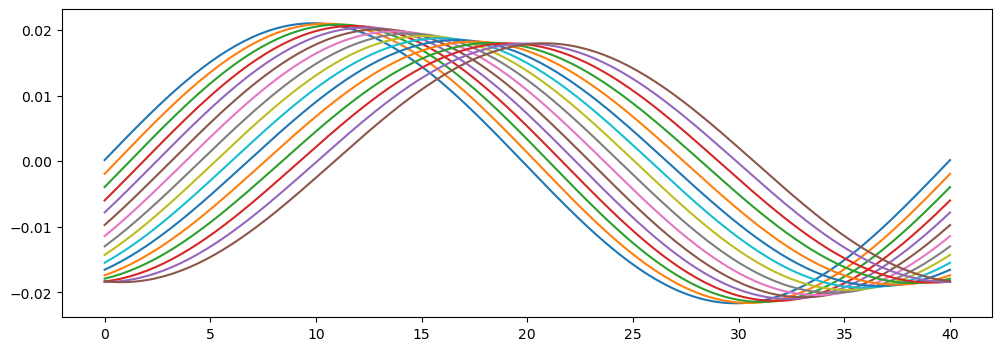
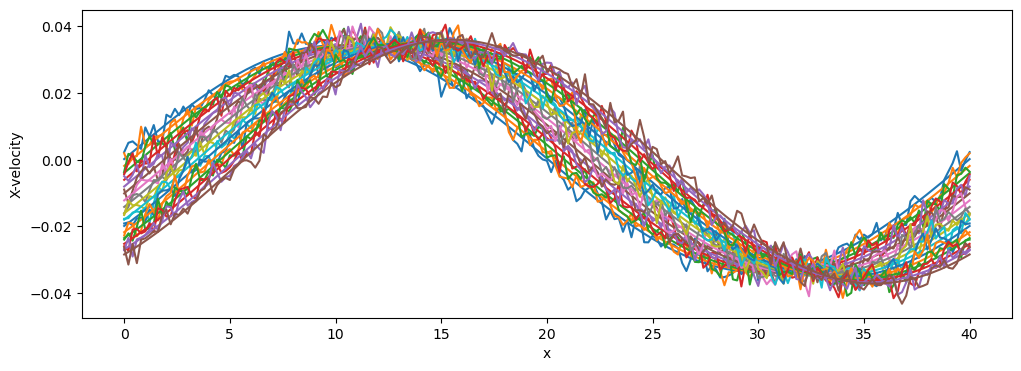
The change to this notebook cell's code, shown as a diff; its figure went from the first image to the second:
--- before
+++ after
@@ -7,5 +7,10 @@
 
 for i, tim in enumerate(times[::]):
-    # N = run.GetNi(tim, all_primal=False)
+    N = run.GetNi(tim, all_primal=False)
+    n = N.finest()
+    n_grid = n
+    ghost_nb = n_grid.ghosts_nbr[0]
+    x_ = v_grid.x[ghost_nb:-ghost_nb]
+
     V = run.GetVi(tim, all_primal=False)
     v = V.finest()
@@ -20,4 +25,4 @@
     a1_far[i] = np.fabs(params[0])
     f1_far[i] = np.fabs(params[1])
-    # v.plot(qty='x', ax=ax, ls='solid', lw=2.0, color=colors[i], ylabel='X-velocity')
+    v.plot(qty='x', ax=ax, ls='solid', lw=2.0, color=colors[i%10], ylabel='X-velocity')
     ax.plot(x_, sine_func(x_, *params))

Commit: up